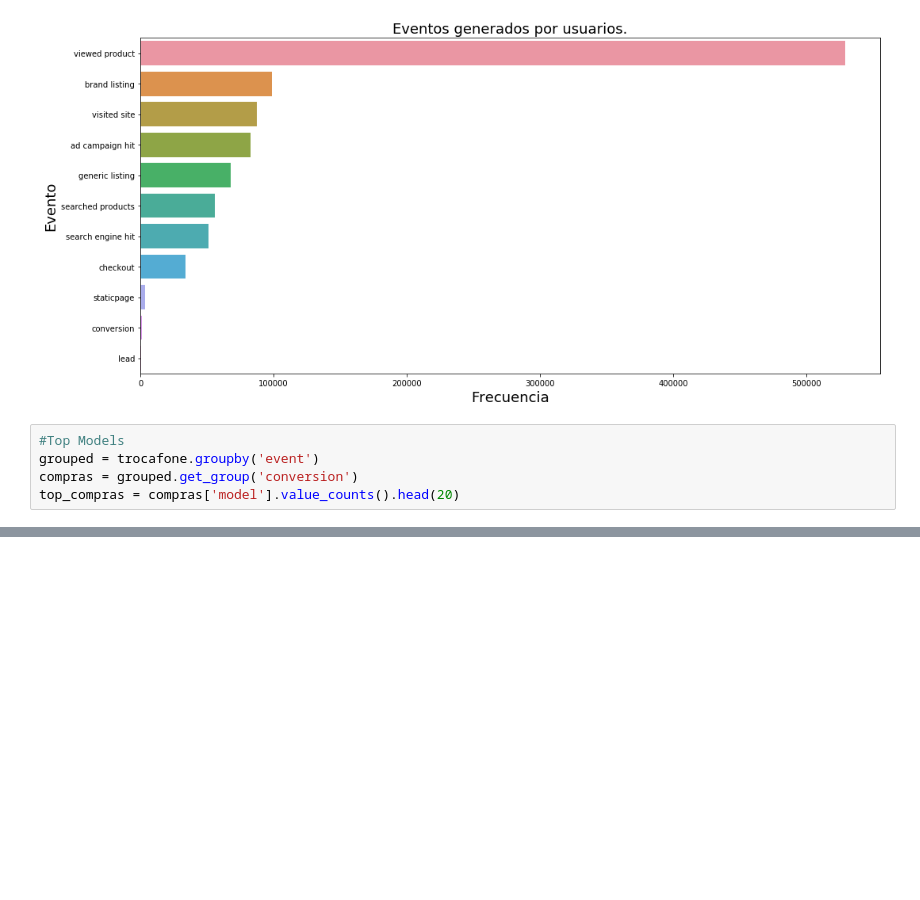
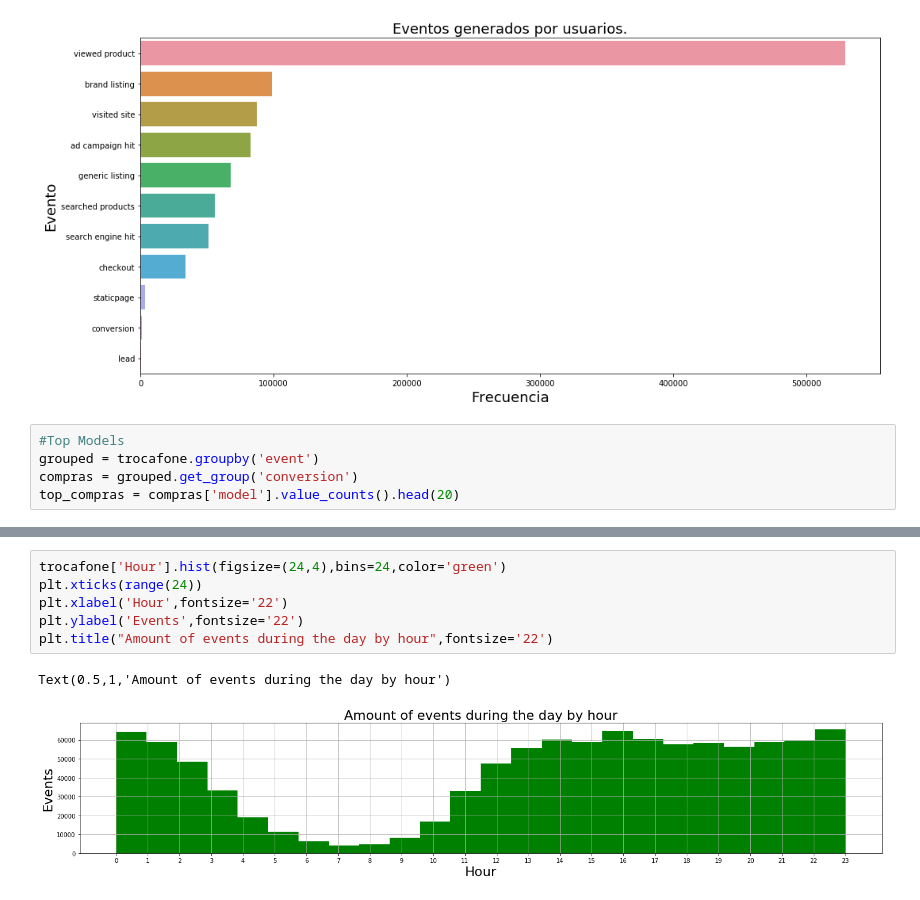
Before and after one commit to emabrea/7506-DATOS-TP1, a Jupyter notebook: Analisis Exploratorio.ipynb, the cells around one changed output, grey strips where cells are left out. Saved outputs shown, nothing was run; the diff lists cells and outputs as text; blank space fills up the shorter version.

```diff
--- a/Analisis Exploratorio.ipynb
+++ b/Analisis Exploratorio.ipynb
@@ -126,0 +186,9 @@ fig.tight_layout()
+# %%
+trocafone['Hour'].hist(figsize=(24,4),bins=24,color='green')
+plt.xticks(range(24))
+plt.xlabel('Hour',fontsize='22')
+plt.ylabel('Events',fontsize='22')
+plt.title("Amount of events during the day by hour",fontsize='22')
+# %% [output]
+Text(0.5,1,'Amount of events during the day by hour')
+[figure, added]
```
Also changed, not shown: parts of 9 cells of this notebook.
